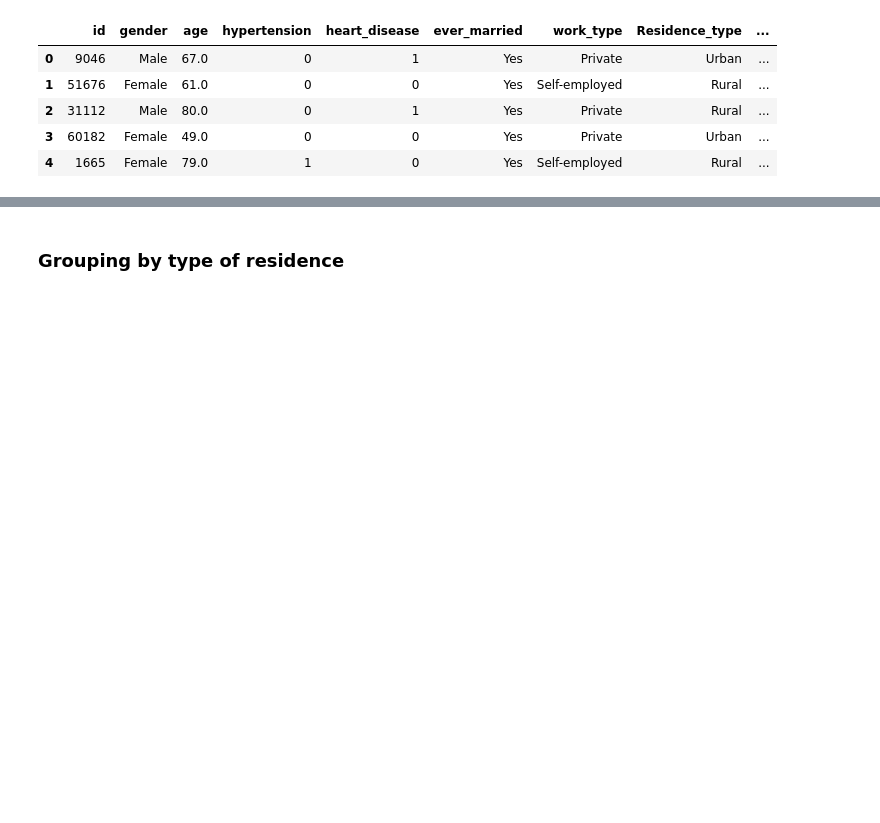
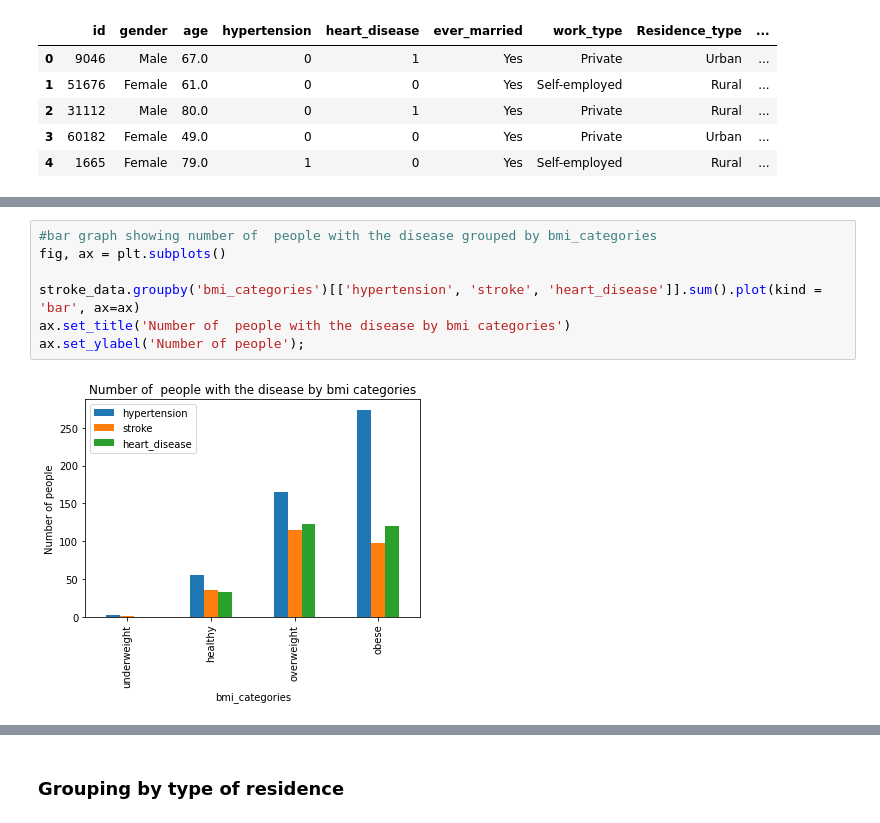
Before and after one commit to Scholarchep/Analysis-of-stroke-data, a Jupyter notebook: stroke_data.ipynb, the cells around one changed output, grey strips where cells are left out. Cells and saved outputs as stored; diff of their text form; blank space fills up the shorter version.

```diff
--- a/stroke_data.ipynb
+++ b/stroke_data.ipynb
@@ -259,0 +274,9 @@ Very few young people are infected by either of the diseases.
+# %%
+#bar graph showing number of  people with the disease grouped by bmi_categories
+fig, ax = plt.subplots()
+
+stroke_data.groupby('bmi_categories')[['hypertension', 'stroke', 'heart_disease']].sum().plot(kind = 'bar', ax=ax)
+ax.set_title('Number of  people with the disease by bmi categories')
+ax.set_ylabel('Number of people');
+# %% [output]
+[figure, added]
```
Also changed, not shown: parts of 15 cells of this notebook.
